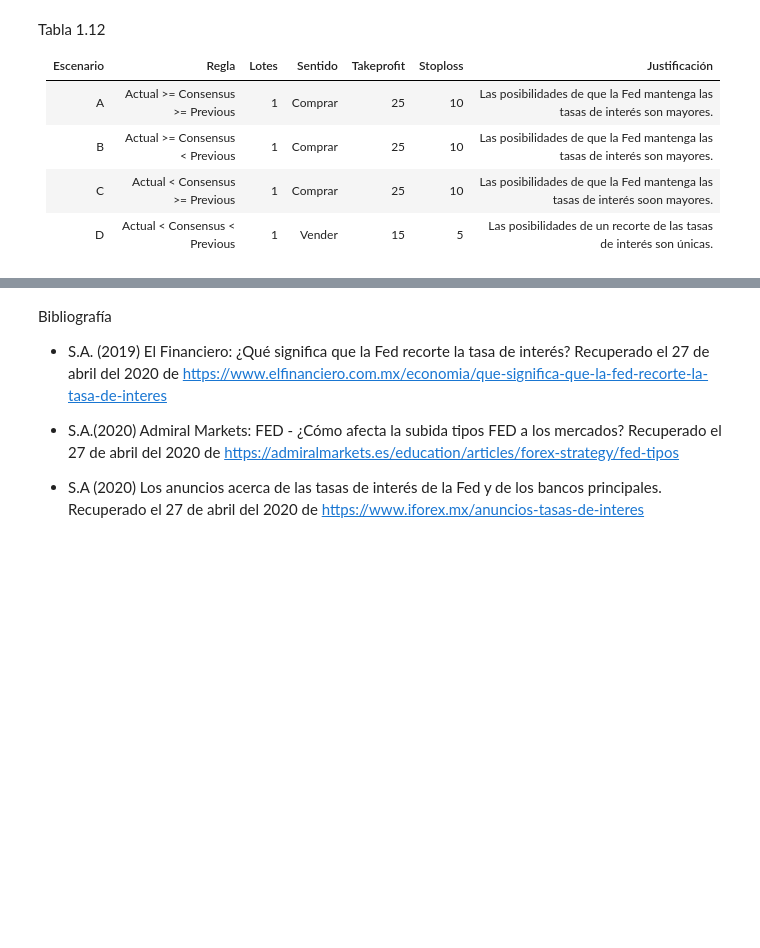
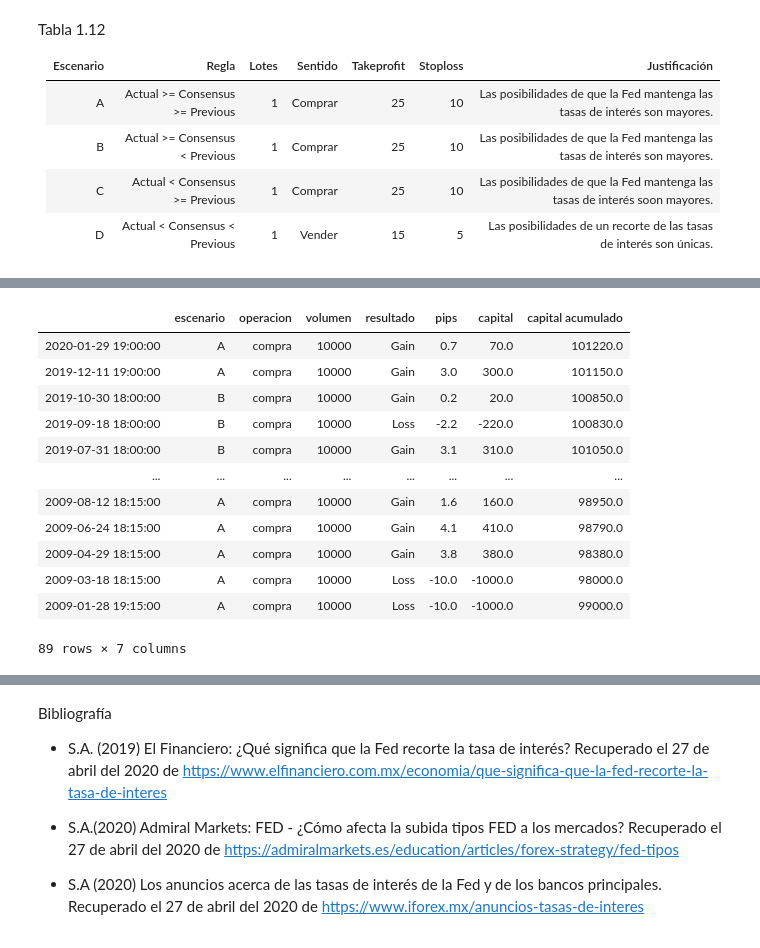
Before and after one commit to ferpinedot/ProyectoFinal_MST, a Jupyter notebook: Proyecto_equipo5.ipynb, the cells around one changed output, grey strips where cells are left out. Drawn from its saved outputs; the diff is of its cells as text; code cells hidden in the pictures; blank space fills up the shorter version.

```diff
--- a/Proyecto_equipo5.ipynb
+++ b/Proyecto_equipo5.ipynb
@@ -821,0 +895,5 @@ Con base en la información obtenida, es decir los resultados de la evaluación
+# %%
+df_decisiones = pd.DataFrame(data = [['compra',10,25, 10000],['compra', 10, 25, 10000],['compra',10,25, 10000],['venta', 10, 30, 100000]],
+                            index = ['A', 'B', 'C', 'D'],
+                            columns = ['operacion', 'StopLoss', 'TakeProfit', 'Volume'])
+df_decisiones
@@ -821,0 +906,17 @@ Con base en la información obtenida, es decir los resultados de la evaluación
+# %%
+df_backtest = fn.f_df_backtest(datos_instrumento, clasificacion, df_decisiones)
+df_backtest
+# %% [output]
+|  | escenario | operacion | volumen | resultado | pips | capital | capital acumulado |
+| 2020-01-29 19:00:00 | A | compra | 10000 | Gain | 0.7 | 70.0 | 101220.0 |
+| 2019-12-11 19:00:00 | A | compra | 10000 | Gain | 3.0 | 300.0 | 101150.0 |
+| 2019-10-30 18:00:00 | B | compra | 10000 | Gain | 0.2 | 20.0 | 100850.0 |
+| 2019-09-18 18:00:00 | B | compra | 10000 | Loss | -2.2 | -220.0 | 100830.0 |
+| 2019-07-31 18:00:00 | B | compra | 10000 | Gain | 3.1 | 310.0 | 101050.0 |
+| ... | ... | ... | ... | ... | ... | ... | ... |
+| 2009-08-12 18:15:00 | A | compra | 10000 | Gain | 1.6 | 160.0 | 98950.0 |
+| 2009-06-24 18:15:00 | A | compra | 10000 | Gain | 4.1 | 410.0 | 98790.0 |
+| 2009-04-29 18:15:00 | A | compra | 10000 | Gain | 3.8 | 380.0 | 98380.0 |
+| 2009-03-18 18:15:00 | A | compra | 10000 | Loss | -10.0 | -1000.0 | 98000.0 |
+| 2009-01-28 19:15:00 | A | compra | 10000 | Loss | -10.0 | -1000.0 | 99000.0 |
+89 rows × 7 columns
```
Also changed, not shown: parts of 8 cells of this notebook, 4 other files.
